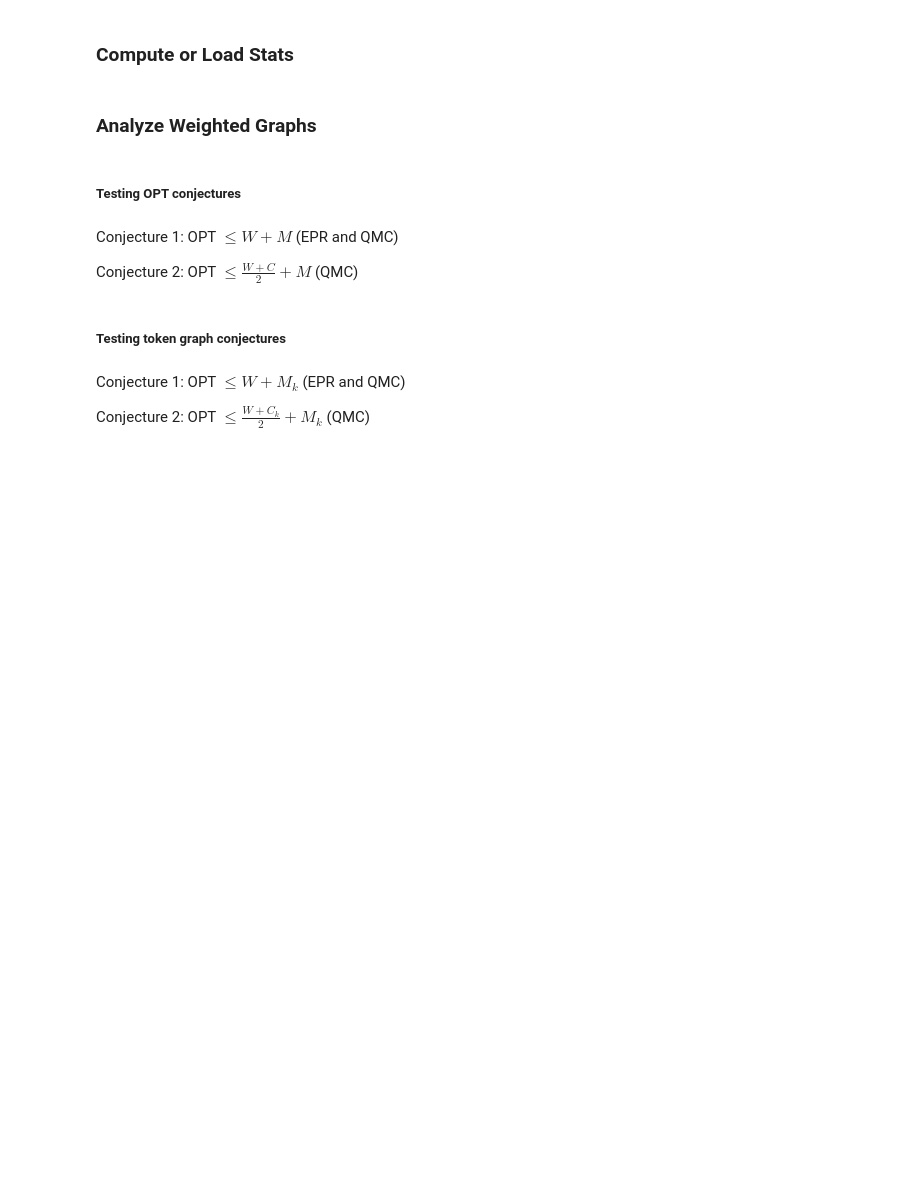
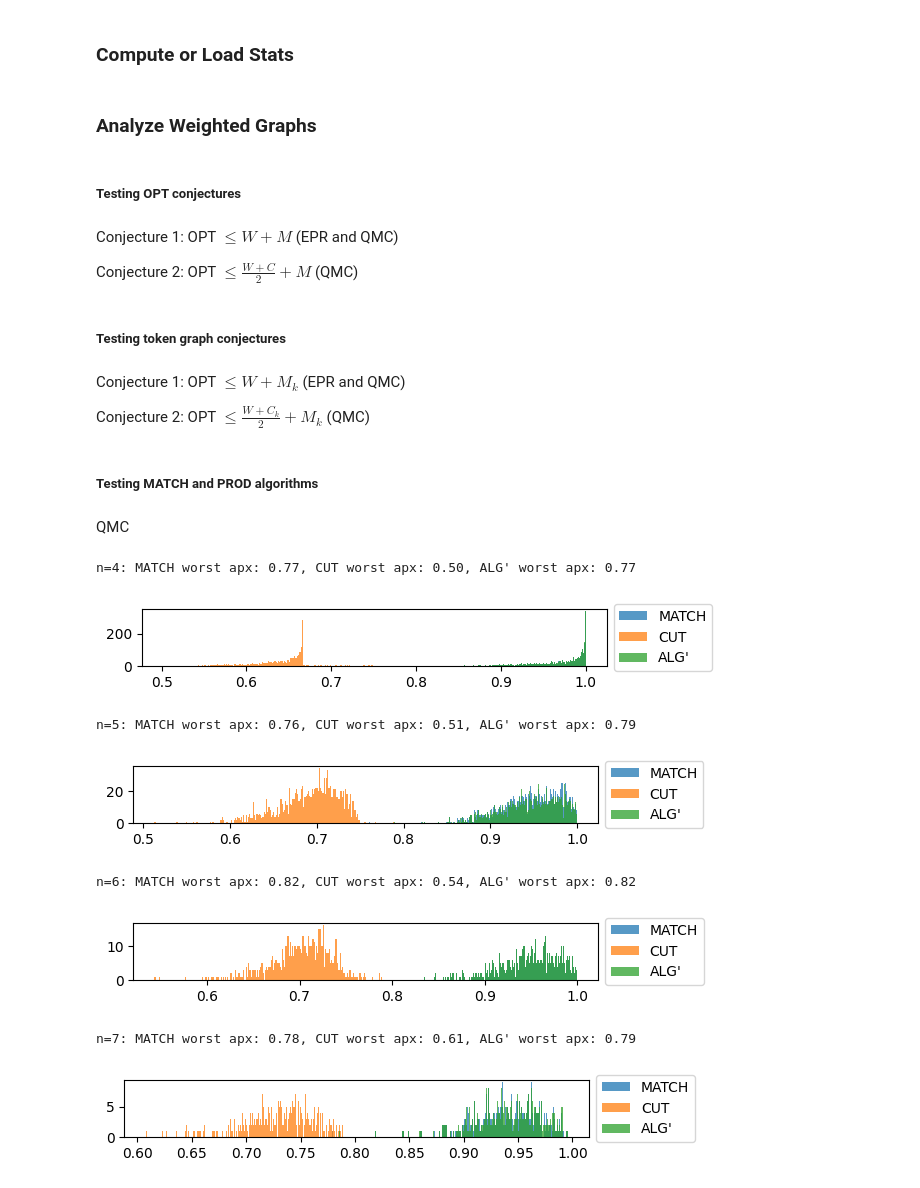
Before and after one commit to jamessud/qmc_upper_bounds, a Jupyter notebook: conjectures.ipynb, the cells around one changed output. Drawn from its saved outputs; the diff is of its cells as text; code cells hidden in the pictures; blank space fills up the shorter version.

Commit message:
verified all weighted conjecture testing algos seem to work, now generating larger weighted set

```diff
--- a/conjectures.ipynb
+++ b/conjectures.ipynb
@@ -915,3 +915,18 @@ for idx in tqdm(range(weighted_num_graphs)):
 token_conjecture_1_slack_epr = np.array(token_conjecture_1_slack_epr)
 token_conjecture_2_slack_qmc = np.array(token_conjecture_2_slack_qmc)
 token_conjecture_2_slack_qmc = np.array(token_conjecture_2_slack_qmc)
+# %% [markdown]
+##### Testing MATCH and PROD algorithms
+# %% [markdown]
+QMC
+# %%
+plot_hists_by_n(weighted_max_qmc_energies, ns=weighted_ns, unique_ns=weighted_unique_ns, match_energies=weighted_match_energies, prod_energies=weighted_cut_energies, alg_names=['MATCH', 'CUT', 'ALG\''])
+# %% [output]
+n=4: MATCH worst apx: 0.77, CUT worst apx: 0.50, ALG' worst apx: 0.77
+[figure, added]
+n=5: MATCH worst apx: 0.76, CUT worst apx: 0.51, ALG' worst apx: 0.79
+[figure, added]
+n=6: MATCH worst apx: 0.82, CUT worst apx: 0.54, ALG' worst apx: 0.82
+[figure, added]
+n=7: MATCH worst apx: 0.78, CUT worst apx: 0.61, ALG' worst apx: 0.79
+[figure, added]
```
Also changed, not shown: parts of 12 cells of this notebook.
